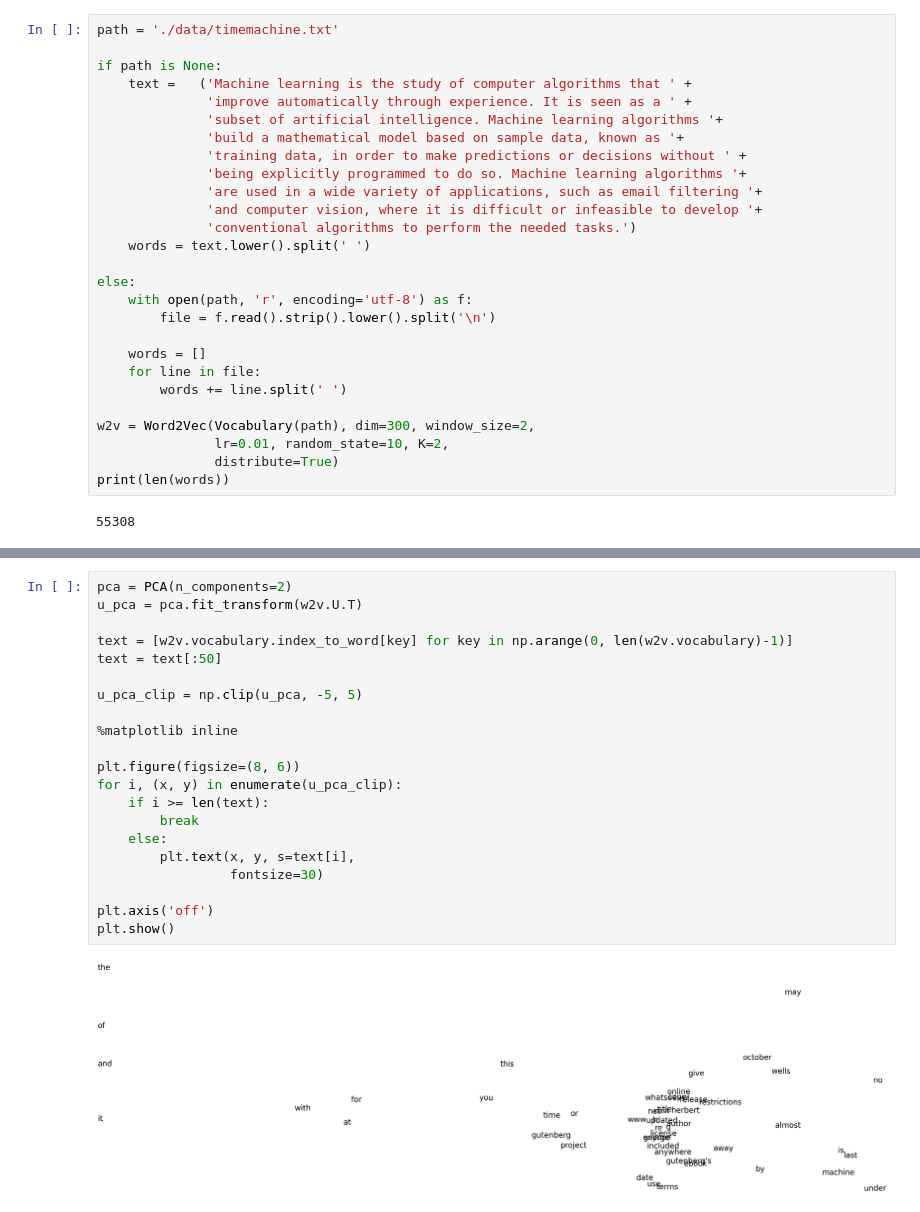
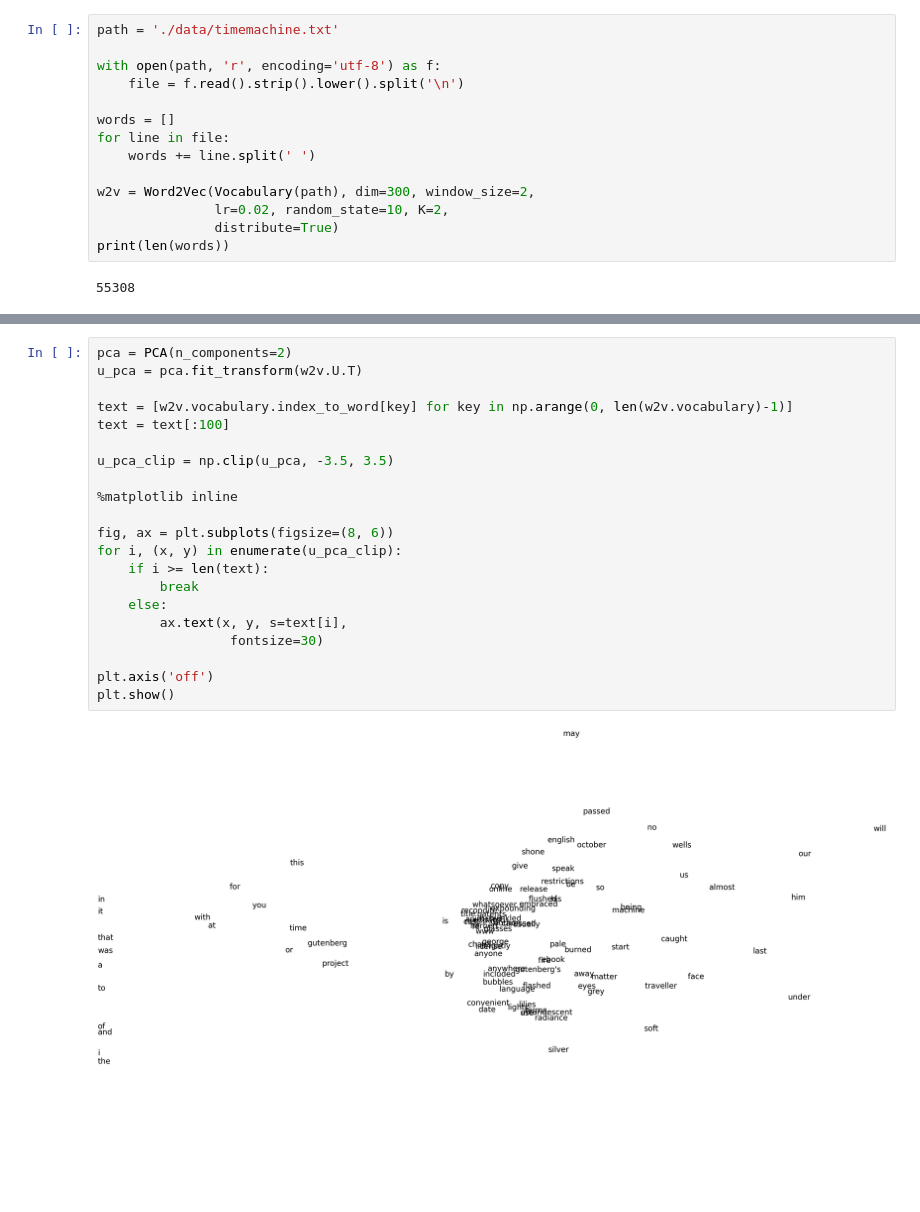
Before and after one commit to jimysancho/Natural-Language-Processing, a Jupyter notebook: Word2Vec/test.ipynb, the cells around one changed output, grey strips where cells are left out. Saved outputs shown, nothing was run; the diff lists cells and outputs as text; blank space fills up the shorter version.

Commit message:
word2vec final version

```diff
--- a/Word2Vec/test.ipynb
+++ b/Word2Vec/test.ipynb
@@ -9,28 +9,15 @@ from itertools import islice
 # %%
 path = './data/timemachine.txt'
 
-if path is None:
-    text =   ('Machine learning is the study of computer algorithms that ' +
-              'improve automatically through experience. It is seen as a ' +
-              'subset of artificial intelligence. Machine learning algorithms '+
-              'build a mathematical model based on sample data, known as '+
-              'training data, in order to make predictions or decisions without ' +
-              'being explicitly programmed to do so. Machine learning algorithms '+
-              'are used in a wide variety of applications, such as email filtering '+
-              'and computer vision, where it is difficult or infeasible to develop '+
-              'conventional algorithms to perform the needed tasks.')
-    words = text.lower().split(' ')
+with open(path, 'r', encoding='utf-8') as f:
+    file = f.read().strip().lower().split('\n')
 
-else:
-    with open(path, 'r', encoding='utf-8') as f:
-        file = f.read().strip().lower().split('\n')
-
-    words = []
-    for line in file:
-        words += line.split(' ')
+words = []
+for line in file:
+    words += line.split(' ')
 
 w2v = Word2Vec(Vocabulary(path), dim=300, window_size=2,
-               lr=0.01, random_state=10, K=2,
+               lr=0.02, random_state=10, K=2,
                distribute=True)
 print(len(words))
 # %% [output]
@@ -103,23 +90,23 @@ found
 # %%
 pca = PCA(n_components=2)
 u_pca = pca.fit_transform(w2v.U.T)
 
 text = [w2v.vocabulary.index_to_word[key] for key in np.arange(0, len(w2v.vocabulary)-1)]
-text = text[:50]
+text = text[:100]
 
-u_pca_clip = np.clip(u_pca, -5, 5)
+u_pca_clip = np.clip(u_pca, -3.5, 3.5)
 
 %matplotlib inline
 
-plt.figure(figsize=(8, 6))
+fig, ax = plt.subplots(figsize=(8, 6))
 for i, (x, y) in enumerate(u_pca_clip):
     if i >= len(text):
         break
     else:
-        plt.text(x, y, s=text[i],
+        ax.text(x, y, s=text[i],
                  fontsize=30)
 
 plt.axis('off')
 plt.show()
 # %% [output]
-[figure, old version]
+[figure, new version]
```
Also changed, not shown: parts of 2 cells of this notebook, 3 other files.
